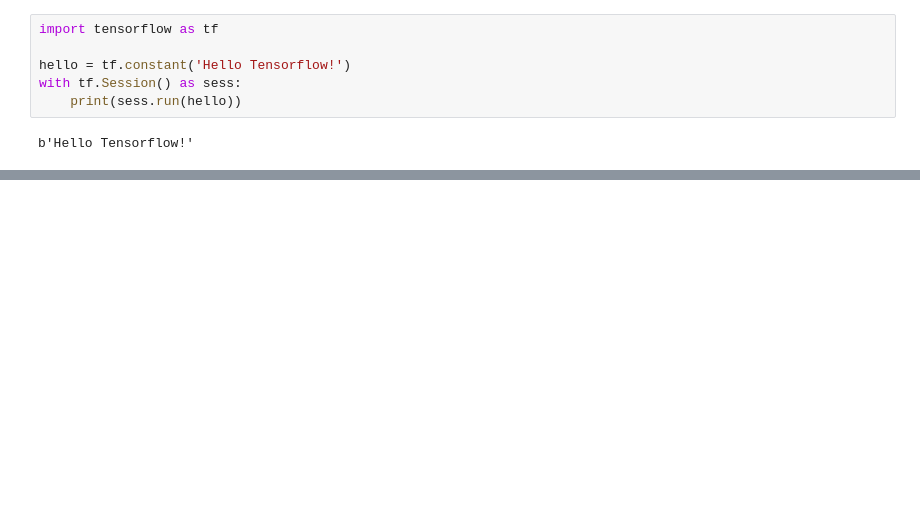
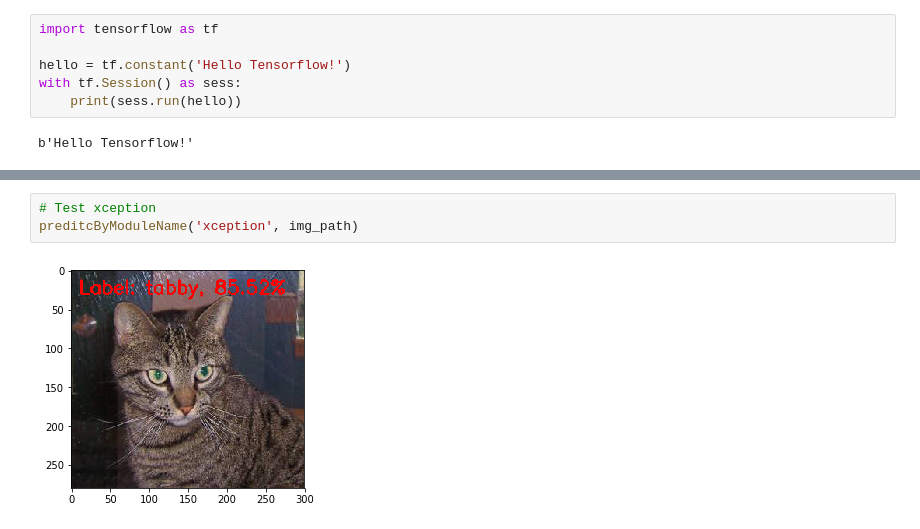
Before and after one commit to Qucy/UdacityMachineLearning, a Jupyter notebook: dog_vs_cat/dog_vs_cat.ipynb, the cells around one changed output, grey strips where cells are left out. Cells and saved outputs as stored; diff of their text form; blank space fills up the shorter version.

```diff
--- a/dog_vs_cat/dog_vs_cat.ipynb
+++ b/dog_vs_cat/dog_vs_cat.ipynb
@@ -30,0 +79,5 @@ ImportError: Could not import PIL.Image. The use of `array_to_img` requires PIL.
+# %%
+# Test xception
+preditcByModuleName('xception', img_path)
+# %% [output]
+[figure, added]
```
Also changed, not shown: parts of 8 cells of this notebook.
